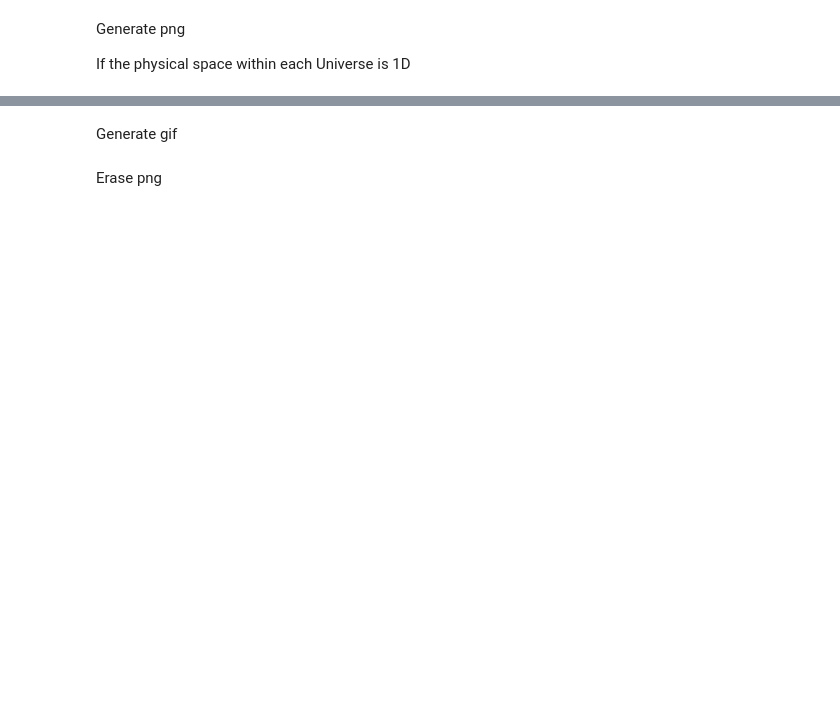
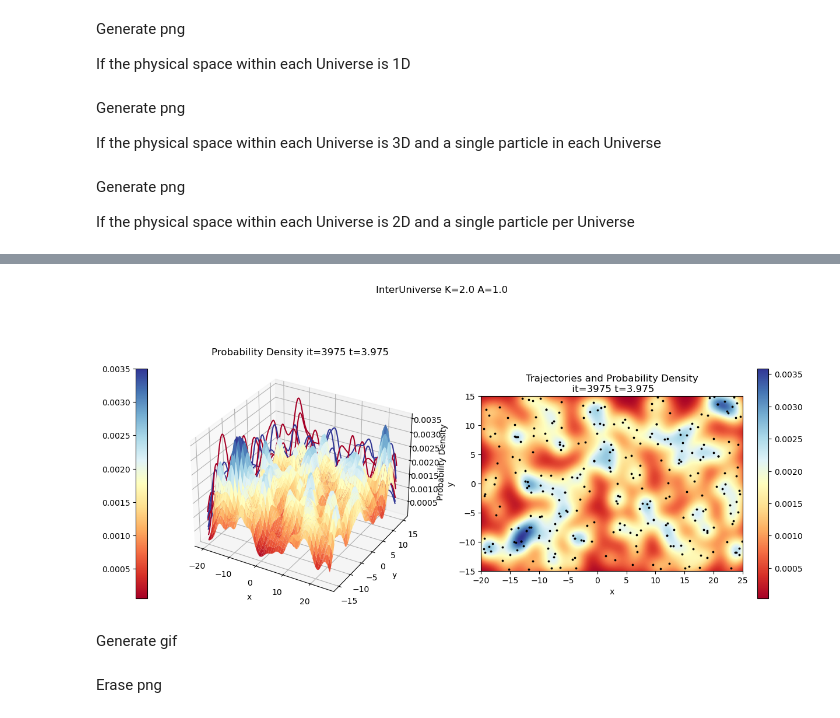
Before and after one commit to Oiangu9/_Miscellaneous, a Jupyter notebook: SSN/FINAL_Project_the_Inter_Universe_Interaction/M_ND_Newtonian_Interacting_Universes.ipynb, the cells around one changed output, grey strips where cells are left out. Saved outputs shown, nothing was run; the diff lists cells and outputs as text; code cells hidden in the pictures; blank space fills up the shorter version.

```diff
--- a/SSN/FINAL_Project_the_Inter_Universe_Interaction/M_ND_Newtonian_Interacting_Universes.ipynb
+++ b/SSN/FINAL_Project_the_Inter_Universe_Interaction/M_ND_Newtonian_Interacting_Universes.ipynb
@@ -372,11 +545,8 @@ if not TISE_path:
 # %% [markdown]
 Prepare Arrays
 # %%
-trajs = cnp.load(trajs_TISE_path+f"/trajs_it_0_numIts_{numIts_TISE}_dt_{dt_TISE:.3}.npy")
-# [numTrajs, 2*dof_Universe]
-
 # For the Verlet algorithm, saving at least 3 time iterations is necessary
-positions = cnp.zeros(( 3, trajs.shape[0], trajs.shape[1]), dtype=real_dtype)
+positions = cnp.zeros(( 3, trajs.shape[0], trajs.shape[1]//2), dtype=real_dtype)
 #[3 (current, -1,-2), numTrajs, dof_Univ]
 
 # for the first time iteration we will estimate the previous position of the
@@ -385,7 +555,7 @@ positions[:] = trajs[:, :numDofUniv]-dt*trajs[:, numDofUniv:]/ms
 positions[0,:,:] = trajs[:, :numDofUniv] # newest time in position 0, then 1, then 2
 
 # shorthand
-dt2_masses = dt**2/(ms[0,:,cnp.newaxis])
+dt2_masses = dt**2/(ms)
 
 # a Nx3 array (matrix) where we will save the forces in each time
-forces = cnp.zeros(positions_now.shape, dtype=real_dtype)
+forces = cnp.zeros(positions.shape, dtype=real_dtype)
@@ -453,11 +639,15 @@ dpi=100
 # but this is not possible for more than 3D of configuration space!
 # because colors are generated by 3 dof!
 # so just fixed random colors shall be okay
-cmap = mpl.colormaps['hsv'].resampled(numTrajs) # one color per Universe
-color_per_Universe = cmap(np.arange(numTrajs))
+cmap_hsv = plt.colormaps['hsv'].resampled(numTrajs) # one color per Universe
+color_per_Universe = cmap_hsv(np.arange(numTrajs))
 
 # Each particle will have its own marker type in the physical space
-marker_per_particle = ['o', 's', 'p', '^', 'd', '*']
+marker_per_particle = ['o', '^', 's', 'p', 'd', '*']
+
+
+# What we can do is to color Universes by how probable they are relative to the rest! RdYlBu
+#cmap_hot = plt.colormaps['hot_r'].resampled(numTrajs)
 # %% [markdown]
 Generate png
 
@@ -577,3 +758,7 @@ if numDofPartic==2:
 Generate png
 
 If the physical space within each Universe is 1D
+# %% [markdown]
+Generate png
+
+If the physical space within each Universe is 3D and a single particle in each Universe
@@ -579,0 +821,54 @@ If the physical space within each Universe is 1D
+# %% [markdown]
+Generate png
+
+If the physical space within each Universe is 2D and a single particle per Universe
+# %%
+if numDofPartic==2 and numDofUniv<3:
+    every=1 # Only take one data point every this number in each axis to plot
+    grid=np.array(np.meshgrid(*nodes_pdf)).swapaxes(-2,-1)[:,::every, ::every] #[2,Nx::ev,Ny]
+    print(f"Using a mesh in the plot of {grid.shape}")
+    fig = plt.figure( figsize=(14,7))
+
+    for it, t in enumerate(ts):
+        if it%outputEvery==0:
+            print(f"\n > It {it}/{numIts}")
+            fig.clf()
+            pdf = np.load(f"./OUTPUTS/MIW/{exp_name}/pdf/pdf_it_{it}_numIts_{numIts}_dt_{dt:.3}.npy")
+            trajs = np.load(f"./OUTPUTS/MIW/{exp_name}/trajs/trajs_it_{it}_numIts_{numIts}_dt_{dt:.3}.npy")
+            ax = fig.add_subplot(121, projection='3d')
+            maxim = pdf.max()
+            minim = pdf.min()
+            # PDF ############################################################
+            colormap = ax.plot_surface(grid[0], grid[1], pdf, rcount=50, ccount=50,
+                    cmap='RdYlBu')
+            fig.colorbar(colormap, fraction=0.04, location='left')
+            ax.set_xlabel("x")
+            ax.set_ylabel("y")
+            ax.set_zlabel("Probability Density")
+            ax.set_title(f"Probability Density it={it} t={t:.4}")
+            cset = ax.contour(grid[0], grid[1], pdf, 7, zdir='x',
+                              offset=xlowers[0,0], cmap='RdYlBu', vmax=maxim, vmin=minim)
+            cset = ax.contour(grid[0], grid[1], pdf, 7, zdir='y',
+                              offset=xuppers[0,1], cmap='RdYlBu', vmax=maxim, vmin=minim)
+
+            # PDF + TRAJECTORIES ##############################################
+            ax = fig.add_subplot(122)
+            colormap = ax.imshow(pdf.T,
+                 extent=[xlowers[0,0], xuppers[0,0], xlowers[0,1], xuppers[0,1]]
+                                 , origin='lower',cmap='RdYlBu')
+            #plt.axis(aspect='image');
+            fig.colorbar(colormap, fraction=0.04, location='right')
+            ax.set_xlabel("x")
+            ax.set_ylabel("y")
+            ax.set_title(f"Trajectories and Probability Density\n it={it} t={t:.4}")
+            # The color will indicate Universe and marker will indicate particle
+            for particle in range(numDofUniv//numDofPartic):
+                ax.scatter(trajs[:,particle*numDofPartic],
+                        trajs[:,particle*numDofPartic+1],
+                       c='black', marker=marker_per_particle[particle],
+                       s=3, alpha=1)
+            fig.suptitle(f"InterUniverse K={K:.3} A={A:.3}")
+            image=f"./OUTPUTS/MIW/{exp_name}/figs/it_{it}.png"
+            plt.savefig(image, dpi=dpi)
+            image_paths.append(image)
+# %% [output]
@@ -580,2 +892,3 @@ If the physical space within each Universe is 1D
+[figure, added]
 # %% [markdown]
 Generate gif
```
Also changed, not shown: parts of 25 cells of this notebook, 2 other files.
